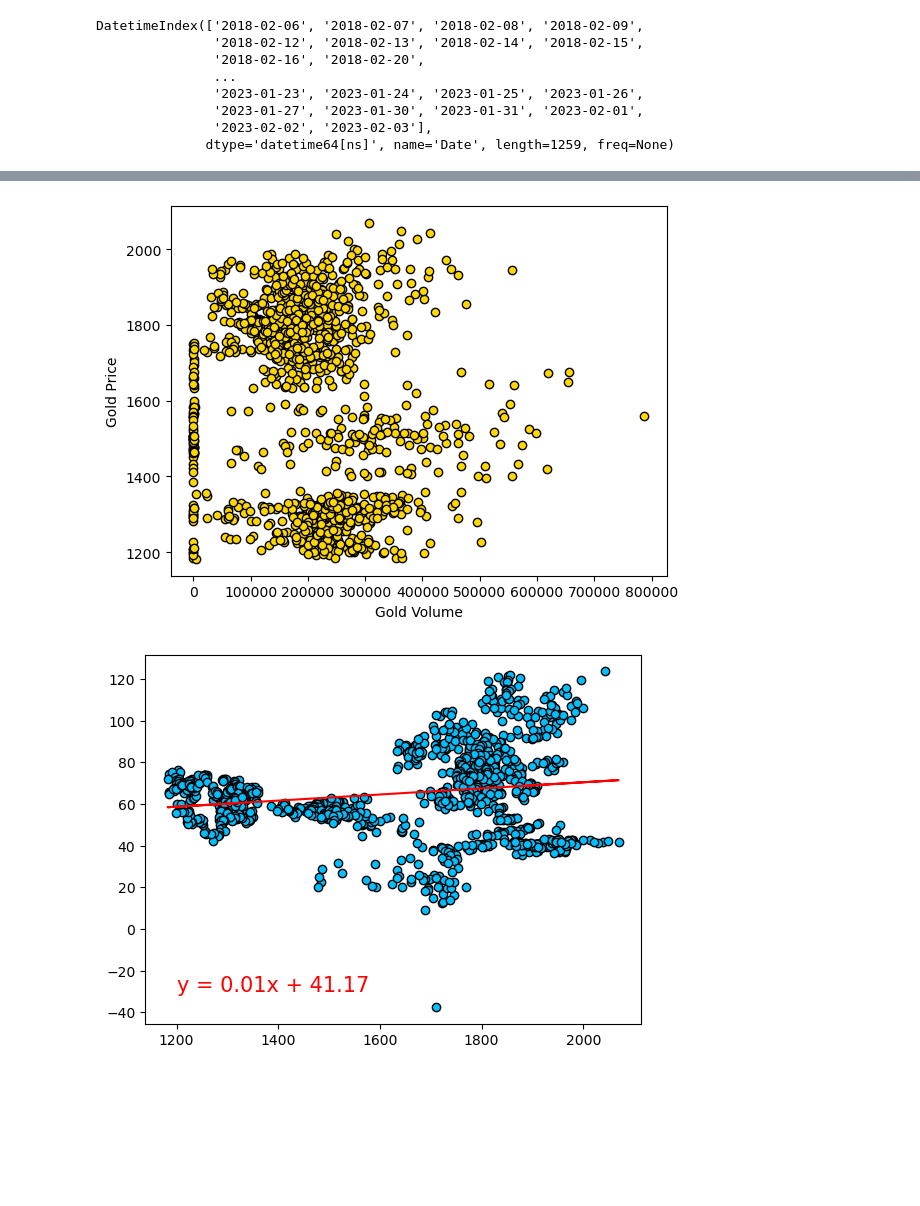
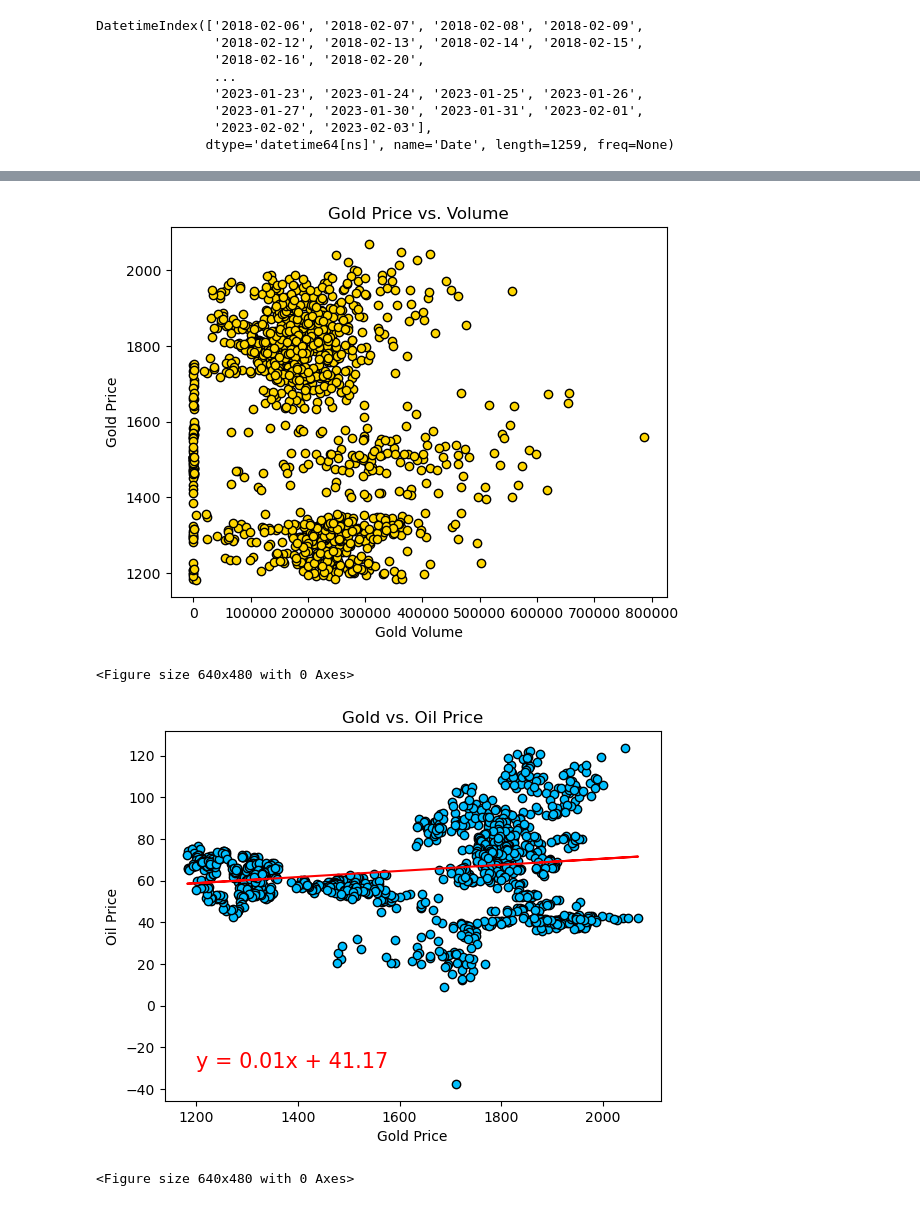
Before and after one commit to gbarn777/project-one, a Jupyter notebook: project1_v3.ipynb, the cells around one changed output, grey strips where cells are left out. Saved outputs shown, nothing was run; the diff lists cells and outputs as text; code cells hidden in the pictures; blank space fills up the shorter version.

```diff
--- a/project1_v3.ipynb
+++ b/project1_v3.ipynb
@@ -242,13 +219,16 @@ plt.show()
 # %%
 x_values = clean_oil_gold_df["gold_volume"]
 y_values = clean_oil_gold_df["gold_price"]
 
 plt.scatter(x_values,y_values,edgecolors="black", c="gold")
 plt.xlabel("Gold Volume")
 plt.ylabel("Gold Price")
+plt.title("Gold Price vs. Volume")
 plt.show()
+plt.savefig("Output/Price_vs._Volume_Gold.png")
 # %% [output]
-[figure, old version]
+[figure, new version]
+<Figure size 640x480 with 0 Axes>
 # %%
 x_values = clean_oil_gold_df["gold_price"]
 y_values = clean_oil_gold_df["oil_price"]
@@ -259,10 +239,15 @@ Regression_Line = "y = " + str(round(slope,2)) + "x + " + str(round(intercept,2)
 plt.scatter(x_values,y_values,edgecolors="black", c="deepskyblue")
 plt.plot(x_values,regression_values,color = "red",alpha=1)
 plt.annotate(Regression_Line,(1200,-30),fontsize=15,color="red")
+plt.xlabel("Gold Price")
+plt.ylabel("Oil Price")
+plt.title("Gold vs. Oil Price")
 
 plt.show()
+plt.savefig("Output/Gold_vs._Oil_Prices.png")
 # %% [output]
-[figure, old version]
+[figure, new version]
+<Figure size 640x480 with 0 Axes>
 # %%
 #Creation of the Boxplots
 #Create a figure and axis
```
Also changed, not shown: parts of 22 cells of this notebook, 16 other files.
